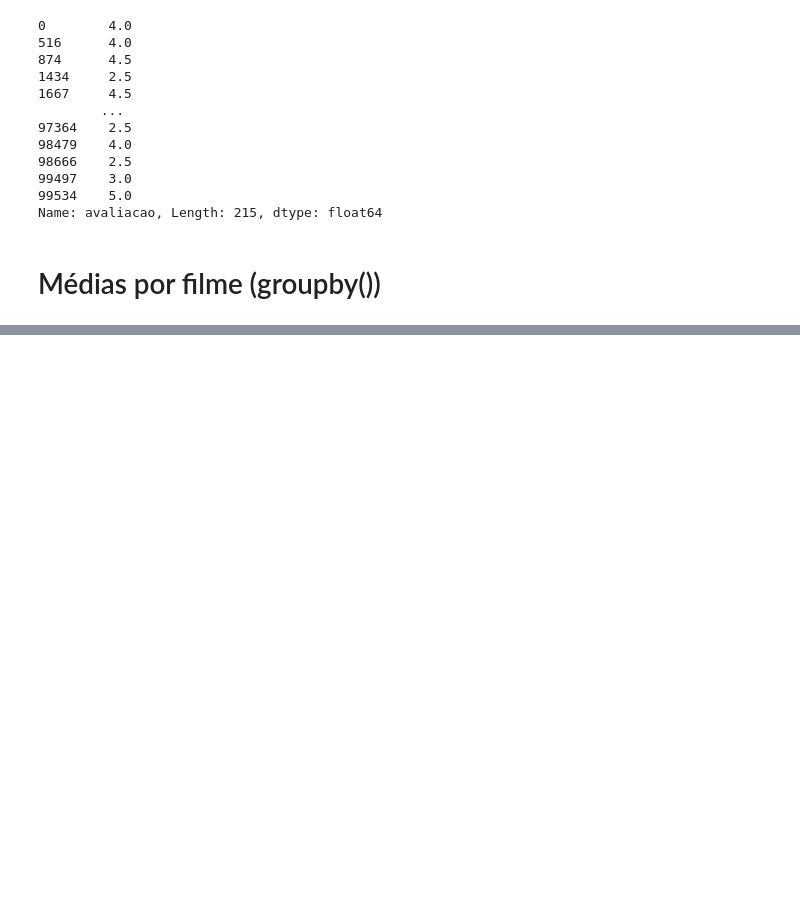
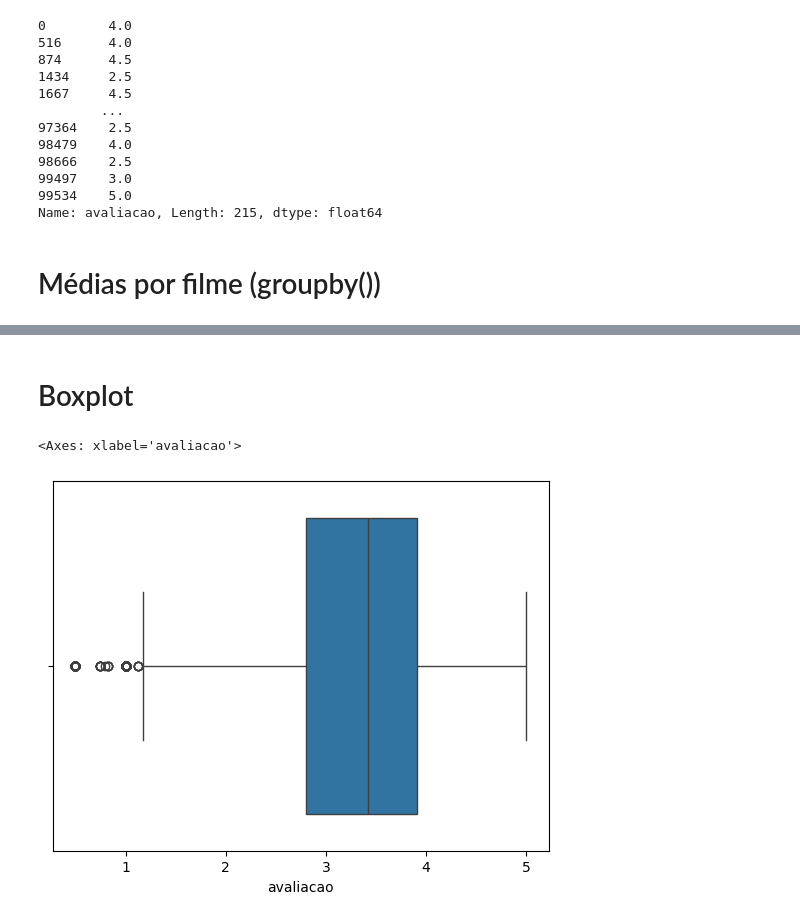
Before and after one commit to Lafaietepedro/semana_eda_tarde, a Jupyter notebook: dia1.ipynb, the cells around one changed output, grey strips where cells are left out. Saved outputs shown, nothing was run; the diff lists cells and outputs as text; code cells hidden in the pictures; blank space fills up the shorter version.

```diff
--- a/dia1.ipynb
+++ b/dia1.ipynb
@@ -386,0 +420,7 @@ Name: avaliacao, Length: 215, dtype: float64
+# %% [markdown]
+# Boxplot
+# %%
+sns.boxplot(x=medias_por_filme)
+# %% [output]
+<Axes: xlabel='avaliacao'>
+[figure, added]
```
Also changed, not shown: parts of 14 cells of this notebook, 2 other files.
